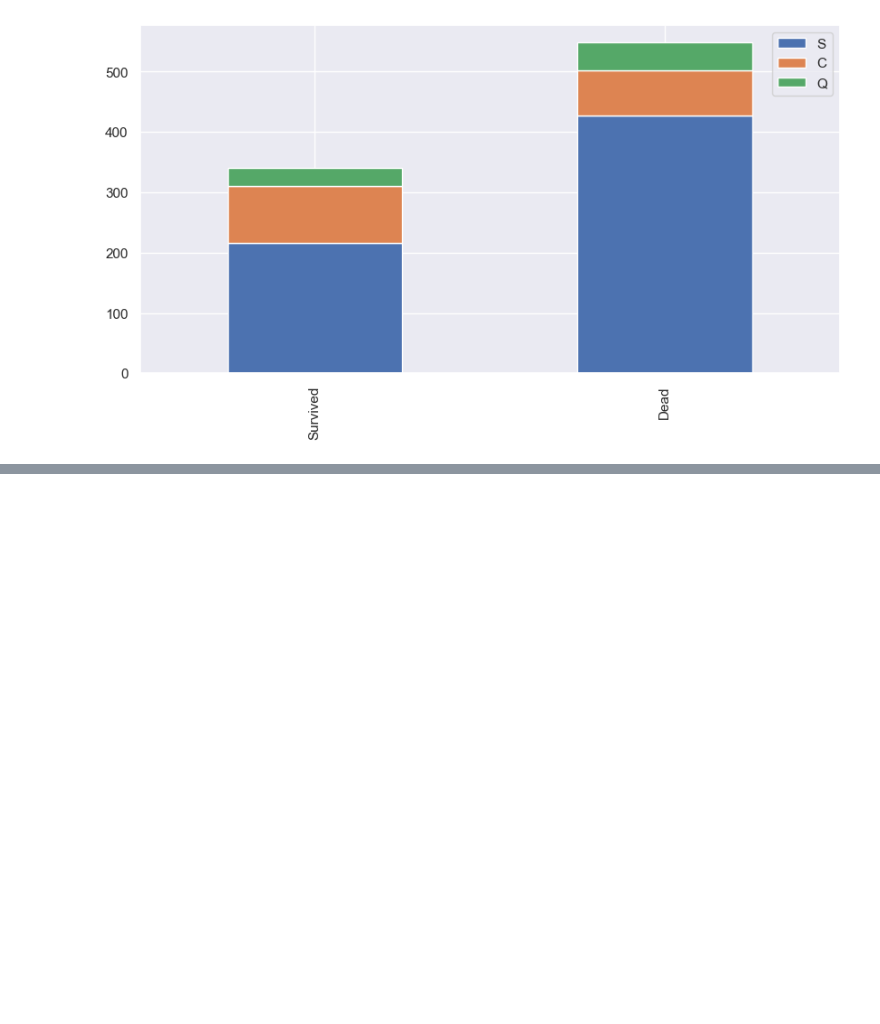
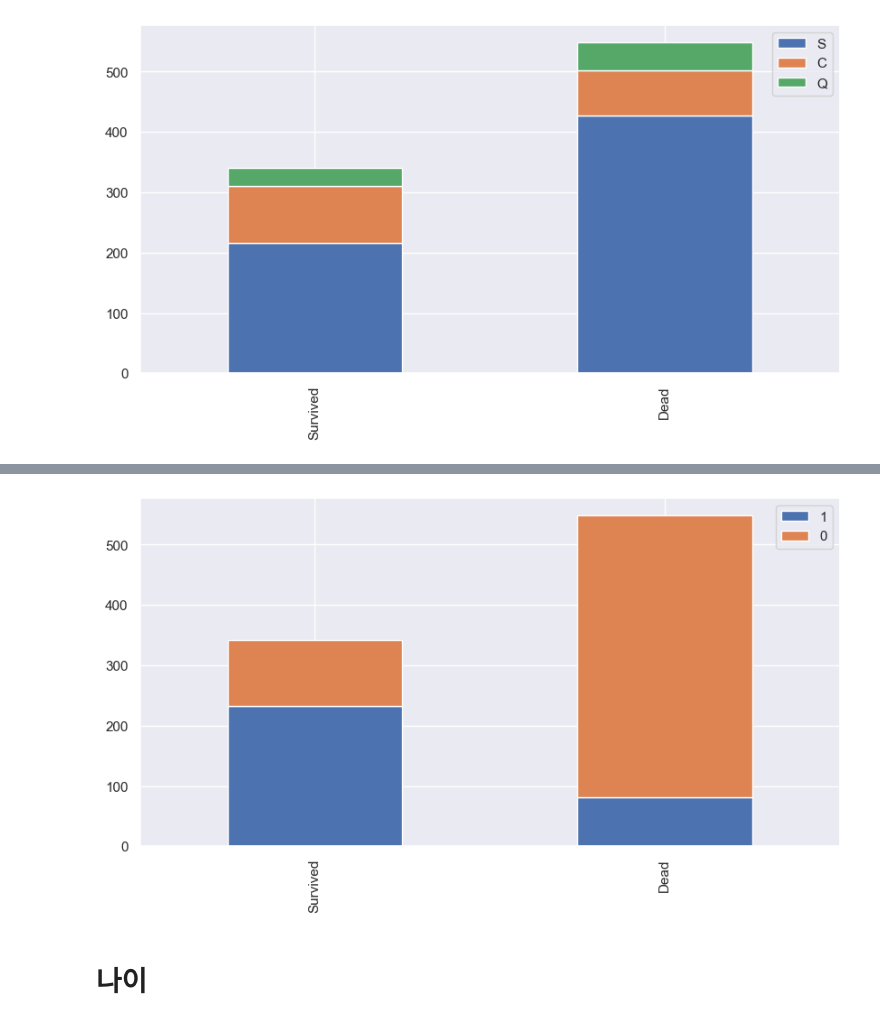
Before and after one commit to sty0507/MyKaggle, a Jupyter notebook: titanic/index.ipynb, the cells around one changed output, grey strips where cells are left out. Cells and saved outputs as stored; diff of their text form; code cells hidden in the pictures; blank space fills up the shorter version.

```diff
--- a/titanic/index.ipynb
+++ b/titanic/index.ipynb
@@ -209,0 +316,6 @@ bar_chart('Embarked')
+# %%
+bar_chart('Sex')
+# %% [output]
+[figure, added]
+# %% [markdown]
+# 나이
```
Also changed, not shown: parts of 46 cells of this notebook.
